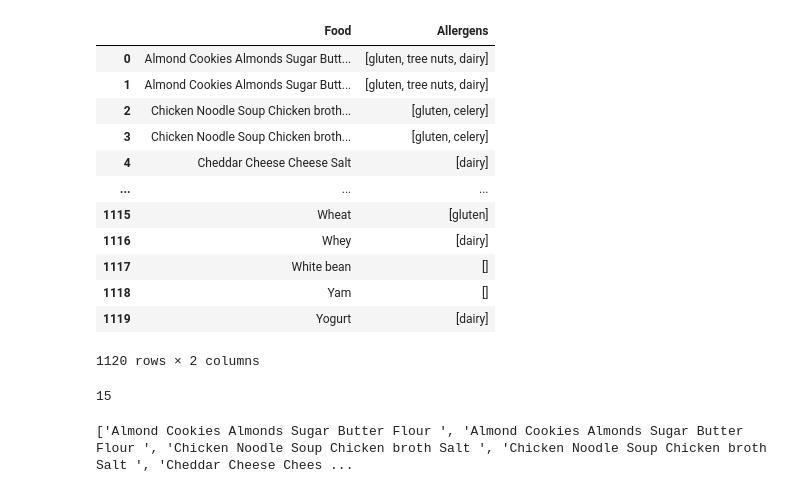
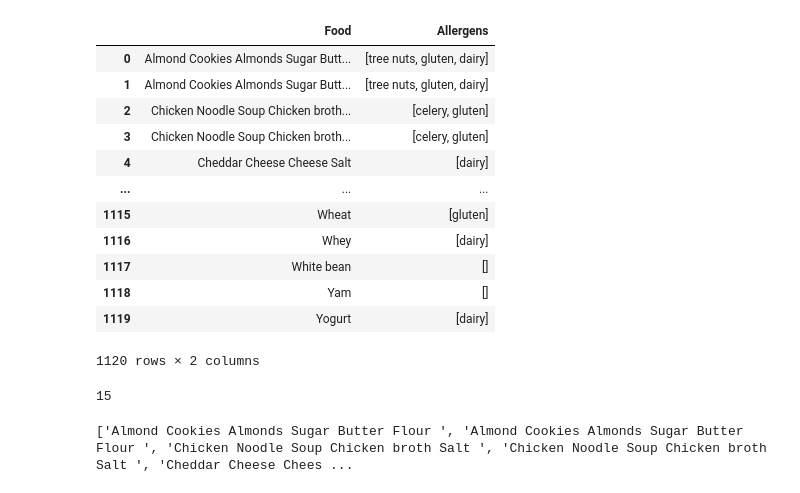
Before and after one commit to e-nara/honors-proj, a Jupyter notebook: foodClassification.ipynb, the cells around one changed output. Cells and saved outputs as stored; diff of their text form; code cells hidden in the pictures.

```diff
--- a/foodClassification.ipynb
+++ b/foodClassification.ipynb
@@ -30,6 +30,7 @@ allergen_dict = {
     "soybeans" : "soy",
 
     "tree nut" : "tree nuts",
+    "tree nuts" : "tree nuts",
     "nuts" : "tree nuts",
     "nut" : "tree nuts",
     "almonds" : "tree nuts",
@@ -51,24 +52,28 @@ allergen_dict = {
     "egg" : "eggs",
 
     "lupine" : "lupin",
+    "lupin" : "lupin",
 
 }
 
 def normalise_allergens(allergen_list):
     normalised = set() #from each row, the set of unique allergens
     allergen_list = str(allergen_list)
-    #print(allergen_list)
-    if( allergen_list.find(",") == True ):
+    #print("allergen list", allergen_list)
+    #print(allergen_list.find(","))
+    if( allergen_list.find(",") != -1 ):
+        #print("split comma")
         allergen_list_strip = [a.strip() for a in allergen_list.split(",")]
     else:
+        #print("Split space")
         allergen_list_strip = [a.strip() for a in allergen_list.split(" ")]
-    #print("allergen_list: ", allergen_list)
+    #print("allergen_list_strip: ", allergen_list_strip)
     #print(allergen_list_strip)
 
     for allergen in allergen_list_strip:
         allergen = allergen.lower().strip()
         allergen = allergen.lower().strip(",")
-        #print(allergen)
+        #print("allergen", allergen)
 
         # Step 1: map synonyms
         if allergen in allergen_dict:
@@ -101,37 +106,37 @@ data = {
 
 labels = ['Food Product', 'Main Ingredient', 'Sweetener', 'Fat/Oil', 'Seasoning']
 
 for index, row in df.iterrows():
     food_list = ""
     for label in labels:
         if(type(row[str(label)]) == str):
             food_list = food_list + (row[str(label)]) + " "
     data["Food"].append(food_list)
     data["Allergens"].append(row["Allergens"])
 
 for index, row in df_2.iterrows():
     data["Food"].append(row['ingredient'])
     data["Allergens"].append(row["allergy"])
 
 for index, row in df_3.iterrows():
     data["Food"].append(row['Food'])
     data["Allergens"].append(row["Allergy"])
 
 display(pd.DataFrame(data))
 
 count = 0
 
 for index, row in pd.DataFrame(data).iterrows():
     if "tree nuts" in row["Allergens"]:
         count += 1
 
 print(count)
 # %% [output]
 |  | Food | Allergens |
-| 0 | Almond Cookies Almonds Sugar Butt... | [gluten, tree nuts, dairy] |
-| 1 | Almond Cookies Almonds Sugar Butt... | [gluten, tree nuts, dairy] |
-| 2 | Chicken Noodle Soup Chicken broth... | [gluten, celery] |
-| 3 | Chicken Noodle Soup Chicken broth... | [gluten, celery] |
+| 0 | Almond Cookies Almonds Sugar Butt... | [tree nuts, gluten, dairy] |
+| 1 | Almond Cookies Almonds Sugar Butt... | [tree nuts, gluten, dairy] |
+| 2 | Chicken Noodle Soup Chicken broth... | [celery, gluten] |
+| 3 | Chicken Noodle Soup Chicken broth... | [celery, gluten] |
 | 4 | Cheddar Cheese Cheese Salt | [dairy] |
 | ... | ... | ... |
 | 1115 | Wheat | [gluten] |
```
Also changed, not shown: parts of 11 cells of this notebook, 3 other files.
